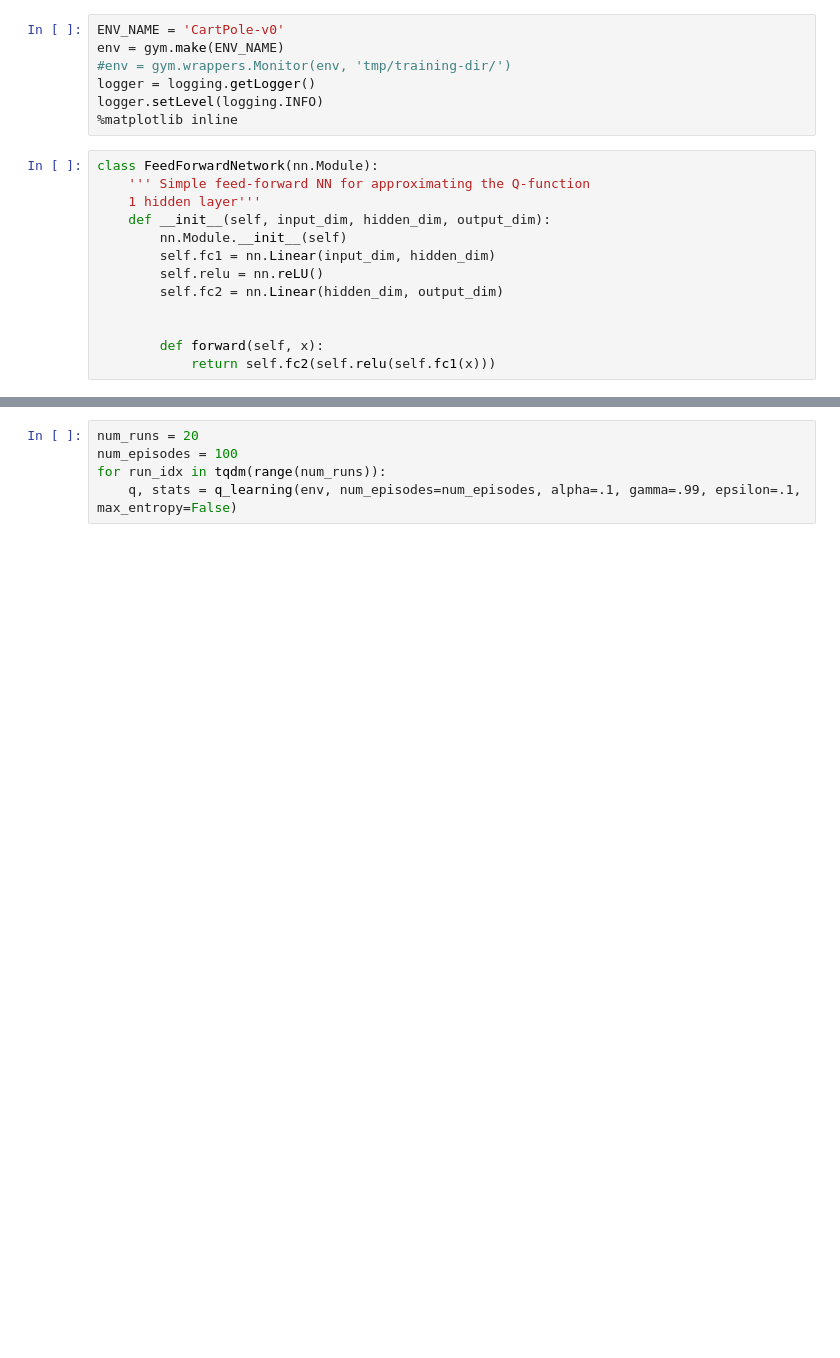
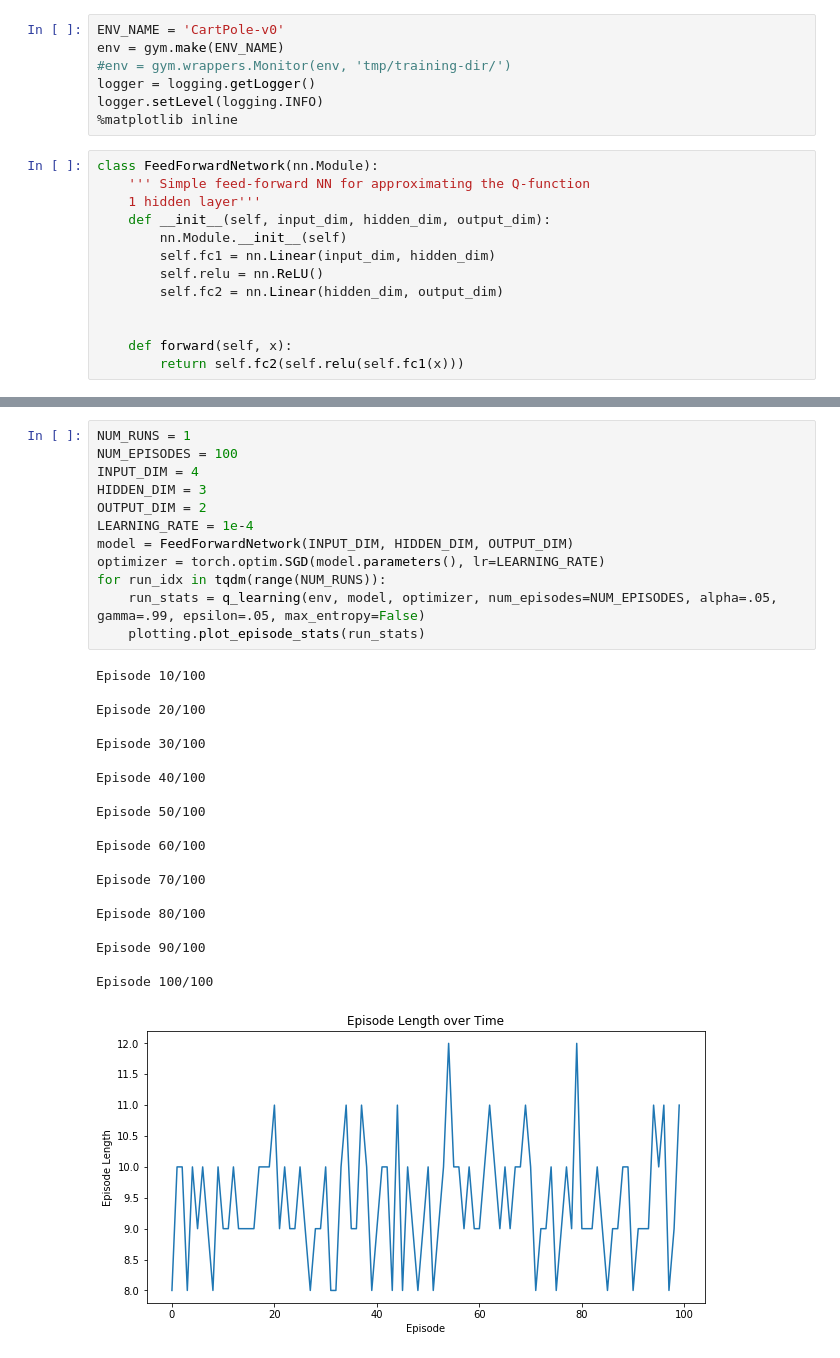
Before and after one commit to marshallwhiteorg/rl-experiments, a Jupyter notebook: qlearning-continuous.ipynb, the cells around one changed output, grey strips where cells are left out. Drawn from its saved outputs; the diff is of its cells as text; blank space fills up the shorter version.

Commit message:
wip q-learning using pytorch ffn, runs but needs debugging

```diff
--- a/qlearning-continuous.ipynb
+++ b/qlearning-continuous.ipynb
@@ -27,12 +27,12 @@ class FeedForwardNetwork(nn.Module):
     def __init__(self, input_dim, hidden_dim, output_dim):
         nn.Module.__init__(self)
         self.fc1 = nn.Linear(input_dim, hidden_dim)
-        self.relu = nn.reLU()
+        self.relu = nn.ReLU()
         self.fc2 = nn.Linear(hidden_dim, output_dim)
 
 
-        def forward(self, x):
-            return self.fc2(self.relu(self.fc1(x)))
+    def forward(self, x):
+        return self.fc2(self.relu(self.fc1(x)))
 # %%
 def select_action(model, observation, *, num_actions, epsilon):
     '''Select an action using the e-greedy policy based on the model
@@ -102,5 +97,33 @@ def q_learning(env, *, num_episodes, alpha, gamma, epsilon, max_entropy):
-# %%
-num_runs = 20
-num_episodes = 100
-for run_idx in tqdm(range(num_runs)):
-    q, stats = q_learning(env, num_episodes=num_episodes, alpha=.1, gamma=.99, epsilon=.1, max_entropy=False)
+# %%
+NUM_RUNS = 1
+NUM_EPISODES = 100
+INPUT_DIM = 4
+HIDDEN_DIM = 3
+OUTPUT_DIM = 2
+LEARNING_RATE = 1e-4
+model = FeedForwardNetwork(INPUT_DIM, HIDDEN_DIM, OUTPUT_DIM)
+optimizer = torch.optim.SGD(model.parameters(), lr=LEARNING_RATE)
+for run_idx in tqdm(range(NUM_RUNS)):
+    run_stats = q_learning(env, model, optimizer, num_episodes=NUM_EPISODES, alpha=.05, gamma=.99, epsilon=.05, max_entropy=False)
+    plotting.plot_episode_stats(run_stats)
+# %% [output]
+Episode 10/100
+
+Episode 20/100
+
+Episode 30/100
+
+Episode 40/100
+
+Episode 50/100
+
+Episode 60/100
+
+Episode 70/100
+
+Episode 80/100
+
+Episode 90/100
+
+Episode 100/100
+[figure, added]
```
Also changed, not shown: parts of 3 cells of this notebook.
